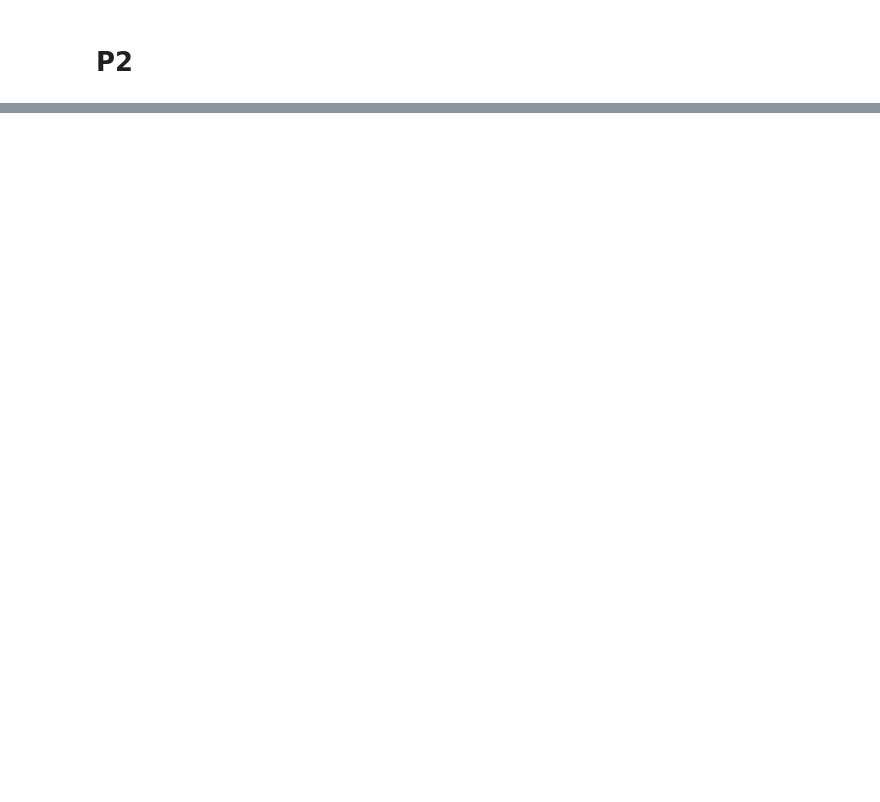
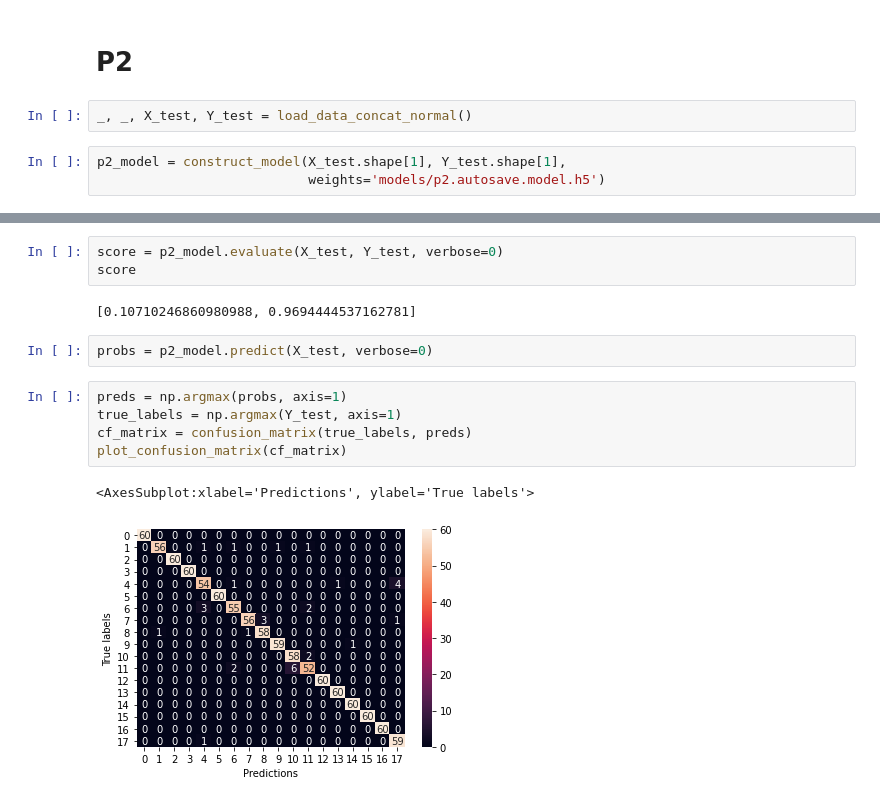
Before and after one commit to RuolinZheng08/cmsc33750-machine-learning-and-cancer, a Jupyter notebook: hw4/hw4_eval.ipynb, the cells around one changed output, grey strips where cells are left out. Drawn from its saved outputs; the diff is of its cells as text; blank space fills up the shorter version.

```diff
--- a/hw4/hw4_eval.ipynb
+++ b/hw4/hw4_eval.ipynb
@@ -91,2 +108,7 @@ The test error is 0.13593116402626038, and the accuracy is 0.970370352268219. We
 # %% [markdown]
 # P2
+# %%
+_, _, X_test, Y_test = load_data_concat_normal()
+# %%
+p2_model = construct_model(X_test.shape[1], Y_test.shape[1],
+                           weights='models/p2.autosave.model.h5')
@@ -92,0 +133,15 @@ The test error is 0.13593116402626038, and the accuracy is 0.970370352268219. We
+# %%
+score = p2_model.evaluate(X_test, Y_test, verbose=0)
+score
+# %% [output]
+[0.10710246860980988, 0.9694444537162781]
+# %%
+probs = p2_model.predict(X_test, verbose=0)
+# %%
+preds = np.argmax(probs, axis=1)
+true_labels = np.argmax(Y_test, axis=1)
+cf_matrix = confusion_matrix(true_labels, preds)
+plot_confusion_matrix(cf_matrix)
+# %% [output]
+<AxesSubplot:xlabel='Predictions', ylabel='True labels'>
+[figure, added]
```
Also changed, not shown: parts of 30 cells of this notebook, 2 other files.
